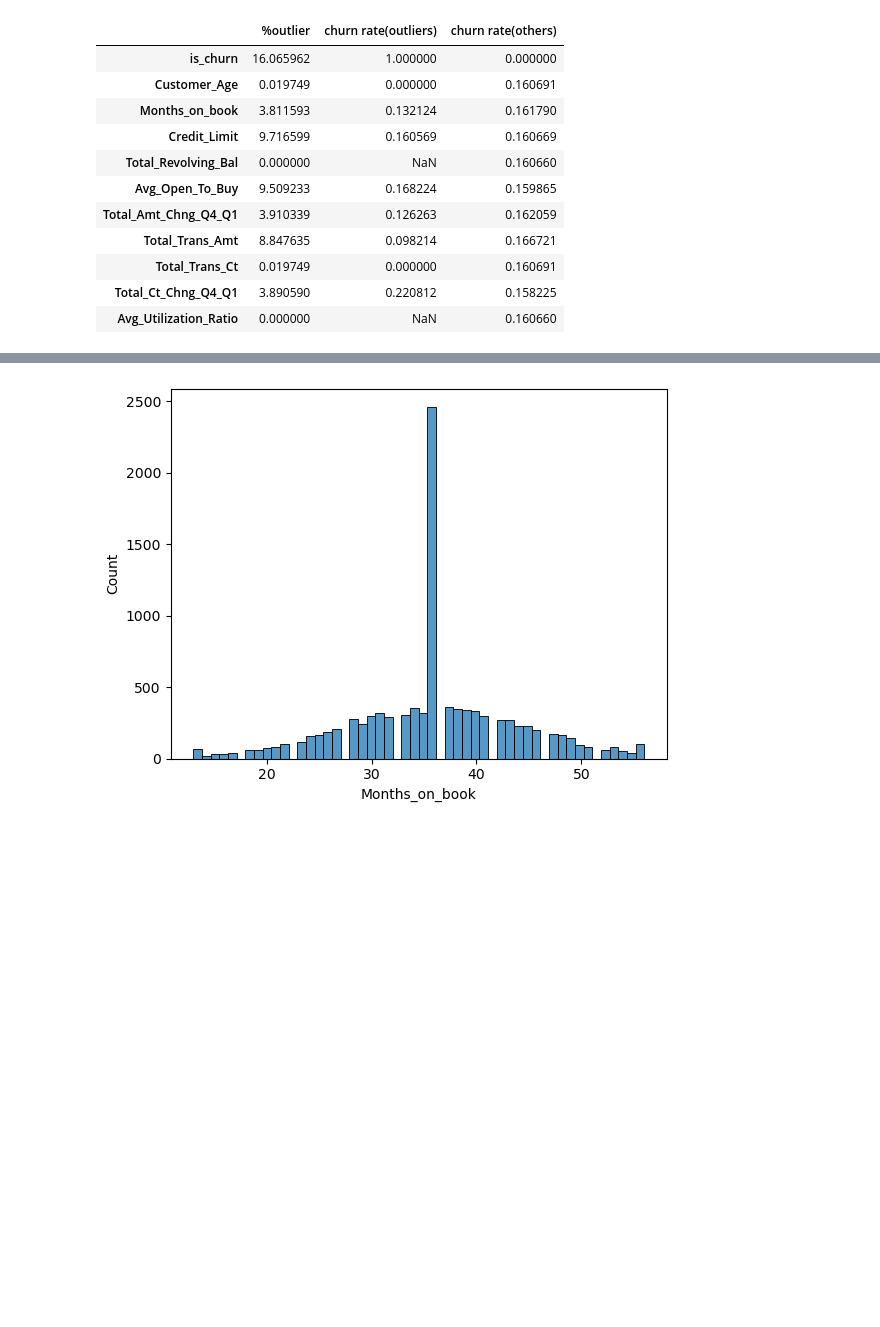
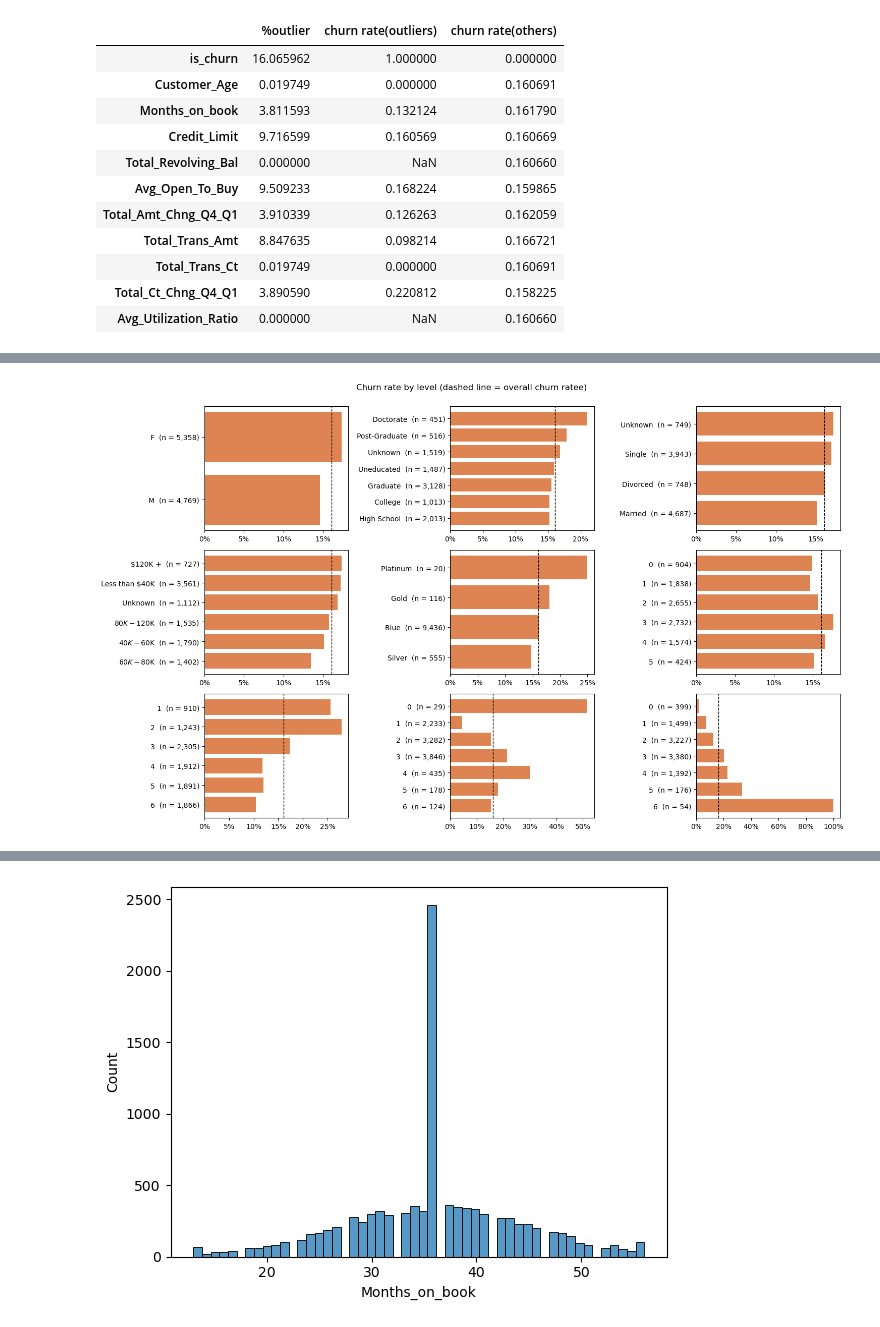
Before and after one commit to kidnextdoor57/Credit-Card-Churn-Prediction, a Jupyter notebook: credit_card_churn.ipynb, the cells around one changed output, grey strips where cells are left out. Saved outputs shown, nothing was run; the diff lists cells and outputs as text; code cells hidden in the pictures; blank space fills up the shorter version.

```diff
--- a/credit_card_churn.ipynb
+++ b/credit_card_churn.ipynb
@@ -356,3 +387,21 @@ pd.DataFrame({
+# %%
+overall = df['is_churn'].mean()
+cols = cat_cols.tolist() + discrete_cols
+fig, axes = make_grid(len(cols), ncols = 3, w =5)
+for ax, c in zip(axes, cols):
+    t = df.groupby(c)['is_churn'].agg(['mean', 'count'])
+    if c in cat_cols:
+        t = t.sort_values('mean')
+    ax.barh([f'{i}  (n = {n:,})' for i, n in zip(t.index, t['count'])], t['mean'], color = "#DD8452")
+    ax.axvline(overall, ls = '--', color = 'black', lw = 1)
+    ax.xaxis.set_major_formatter(mtick.PercentFormatter(1.0, decimals = 0))
+    if c in discrete_cols:
+        ax.invert_yaxis()
+fig.suptitle('Churn rate by level (dashed line = overall churn ratee)', y = 1.0)
+fig.tight_layout()
+plt.show()
+# %% [output]
+[figure, added]
 # %%
 fig, ax = plt.subplots(figsize = (9, 5))
 sns.boxplot(x= df_train.Customer_Age)
```
Also changed, not shown: parts of 7 cells of this notebook.
